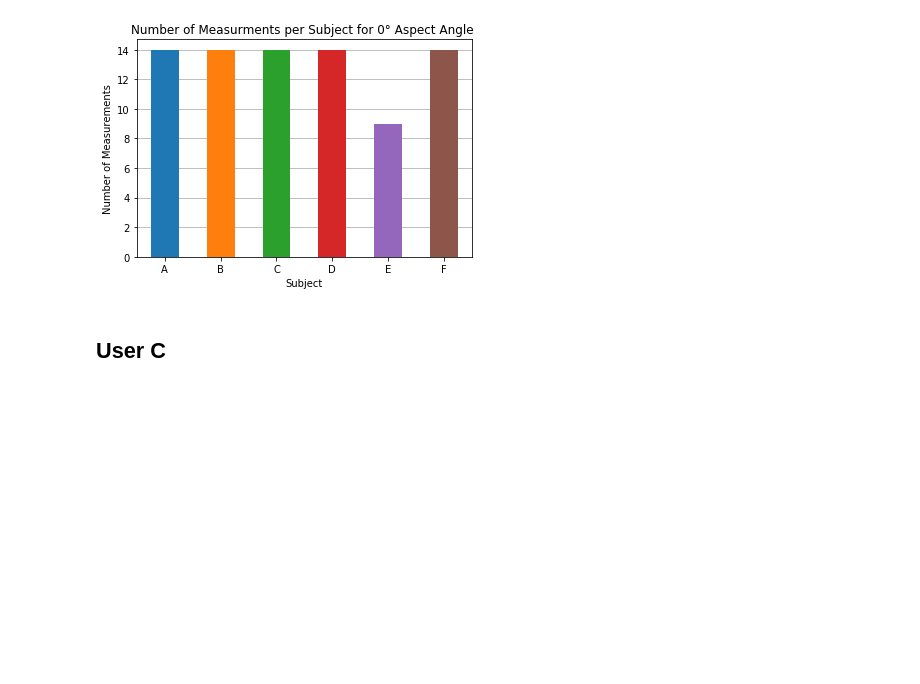
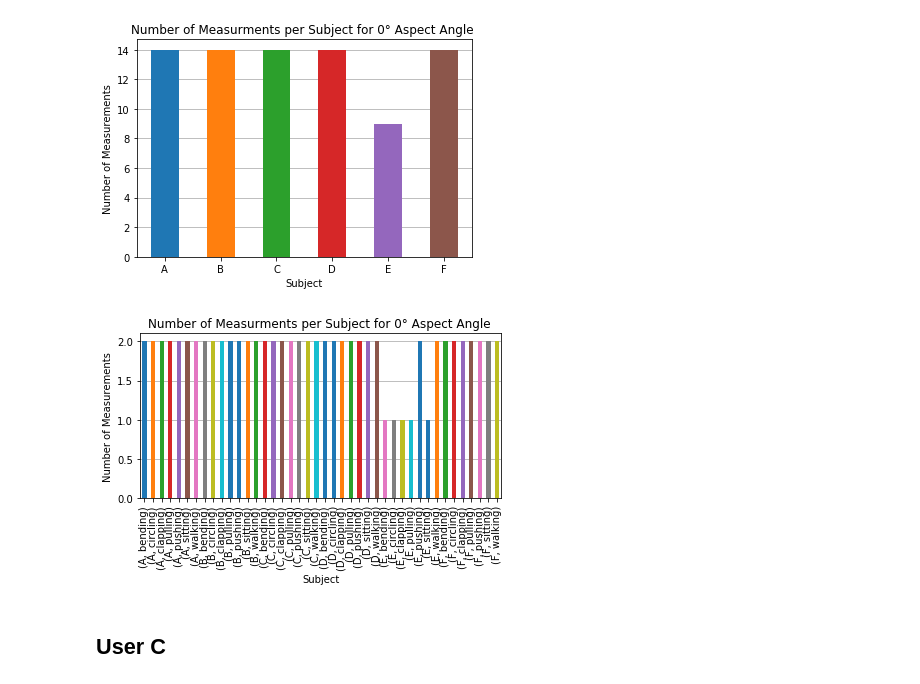
Before and after one commit to Andrew-Mackay/Adapting-the-WaveNet-Deep-Learning-Model-for-RADAR-Classification, a Jupyter notebook: notebooks/01_dataset_composition_analysis.ipynb, the cells around one changed output. Saved outputs shown, nothing was run; the diff lists cells and outputs as text; code cells hidden in the pictures; blank space fills up the shorter version.

```diff
--- a/notebooks/01_dataset_composition_analysis.ipynb
+++ b/notebooks/01_dataset_composition_analysis.ipynb
@@ -35,7 +35,7 @@ import pandas as pd
 import numpy as np
 import matplotlib.pyplot as plt
 # %%
-SAVE_GRAPHS = True
+SAVE_GRAPHS = False
 # %%
 def find_label(movement):
     if movement == "Walking":
@@ -183,6 +183,19 @@ if SAVE_GRAPHS:
 plt.show()
 # %% [output]
 [figure]
+# %%
+zero_degrees.groupby(['user_label', 'label'])['dataset_id'].count().plot(kind='bar', zorder=3)
+plt.title("Number of Measurments per Subject for 0° Aspect Angle ")
+plt.xlabel("Subject")
+plt.ylabel("Number of Measurements")
+plt.xticks(rotation=90)
+plt.grid(axis='y', zorder=0)
+if SAVE_GRAPHS:
+    plt.savefig(RESULTS_PATH + "measurements_per_subject_at_0_aspect_angle.pdf", format='pdf')
+plt.tight_layout()
+plt.show()
+# %% [output]
+[figure, added]
 # %% [markdown]
 ## User C
 # %%
```
Also changed, not shown: 49 other files.
